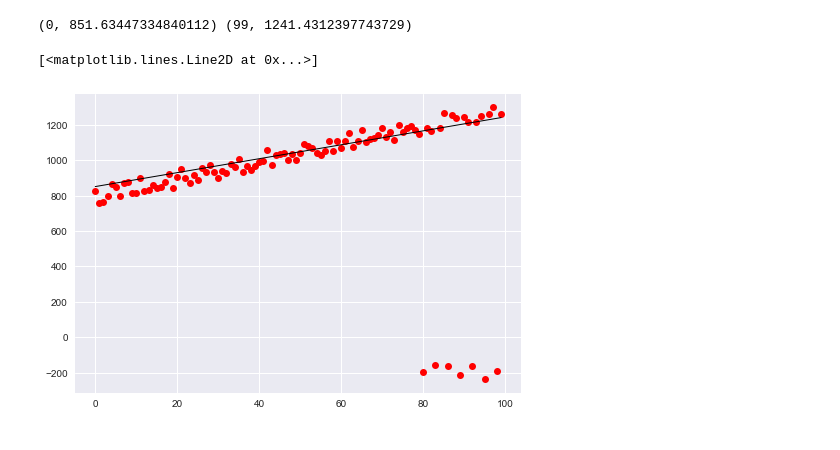
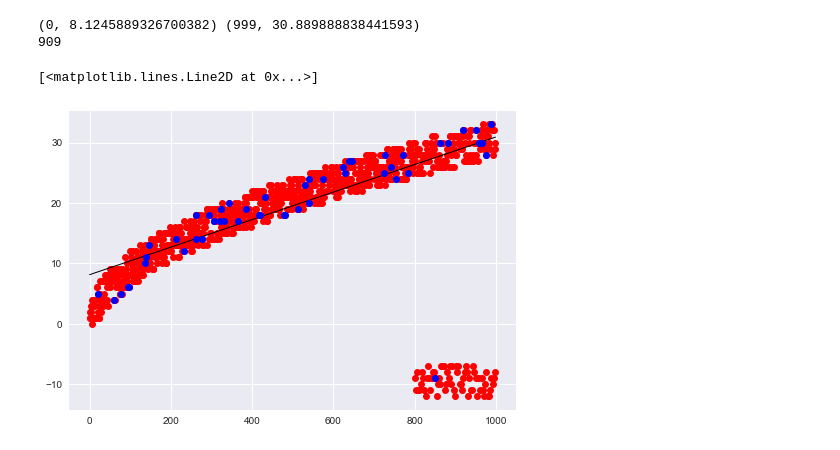
Before and after one commit to 5l1v3r1/Machine-Learning-7, a Jupyter notebook: sample regression/Robust Regression - RANSAC.ipynb, the cells around one changed output. Saved outputs shown, nothing was run; the diff lists cells and outputs as text; code cells hidden in the pictures.

Commit message:
clean up! + bug fixed + autoSelectAlpha turn on

```diff
--- a/sample regression/Robust Regression - RANSAC.ipynb
+++ b/sample regression/Robust Regression - RANSAC.ipynb
@@ -11,16 +11,16 @@ import matplotlib as mpl
 import matplotlib.pyplot as plt
 from scipy.optimize import least_squares
 # %%
-noiseSize = 50
-size = 100
+noiseSize = 3
+size = 1000
 
 sample = np.arange(size*2).reshape( (2, size) )
-sample[1] = 5 * sample[0] + 800
+sample[1] = np.sqrt( sample[0] )
 # sample[1][0] = 0
 
 # add outliers!
 for i in range(size - int(size/5), size, 3):
-    sample[1][i] = -200
+    sample[1][i] = -10
 
 sample[1] = sample[1] + (np.random.rand(1,size) - .5) * noiseSize*2
 sample = sample.T
@@ -55,9 +55,9 @@ y = y.T
 # print(x)
 # %%
 def findRegression(dataX, dataY):
-    autoAlphaSelect = False
+    autoAlphaSelect = True
     iterCount = 2000
-    alpha = 0.01
+    alpha = 10
     theta = np.array(n * [0])
 
     j = []
@@ -79,7 +79,7 @@ def findRegression(dataX, dataY):
             if ( autoAlphaSelect and j[ len(j)-1 ] > j[ len(j)-2 ]):
                 complete = False
                 alpha = alpha / 10
-                print('alpha:', alpha)
+#                 print('alpha:', alpha)
                 theta = np.array(n * [0])
                 j.clear()
                 break
@@ -133,9 +133,12 @@ print( np.dot(i,j) )
 # %%
 iteration = 100
-sampleCount = 50
-errorSize = 50
+sampleCount = m * 5 // 100
+errorSize = 5
+
 bestFit = 0
 bestTheta = None
+bestIndex = None
+bestJ = None
 
 def findInlinesCount(dataX, dataY, sampleTetha, error):
     dataSize = len(dataY)
@@ -156,3 +159,6 @@ for i in range(iteration):
     if inlineCound > bestFit:
         bestFit = inlineCound
         bestTheta = sampleTetha
+        bestIndex = sampleDataIndex
+        bestJ = sampleJ
+plt.plot(bestJ)
@@ -159,12 +168,15 @@ for i in range(iteration):
 # %%
 a = (0, np.array(scale([0], scaleInfo)).dot(bestTheta))
 b = (m-1, np.array(scale([m-1], scaleInfo)).dot(bestTheta))
 
 print( a, b)
+print( bestFit )
 
 plt.plot(sample[:,0], sample[:,1], 'ro')
 plt.plot([ a[0], b[0] ], [ a[1], b[1] ], 'k-', lw=1)
+plt.plot(sample[bestIndex,0], sample[bestIndex,1], 'bo')
 # %% [output]
-(0, 851.63447334840112) (99, 1241.4312397743729)
+(0, 8.1245889326700382) (999, 30.889888838441593)
+909
 [<matplotlib.lines.Line2D at 0x...>]
-[figure, old version]
+[figure, new version]
```
Also changed, not shown: parts of 6 cells of this notebook.
